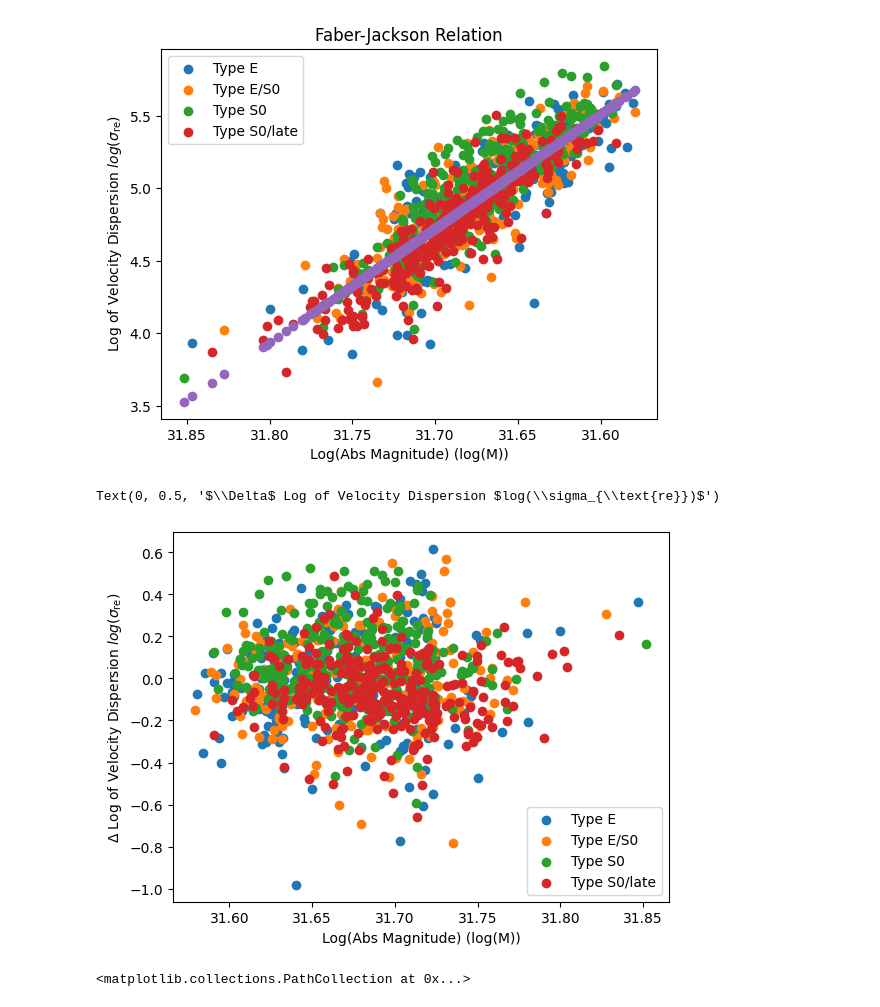
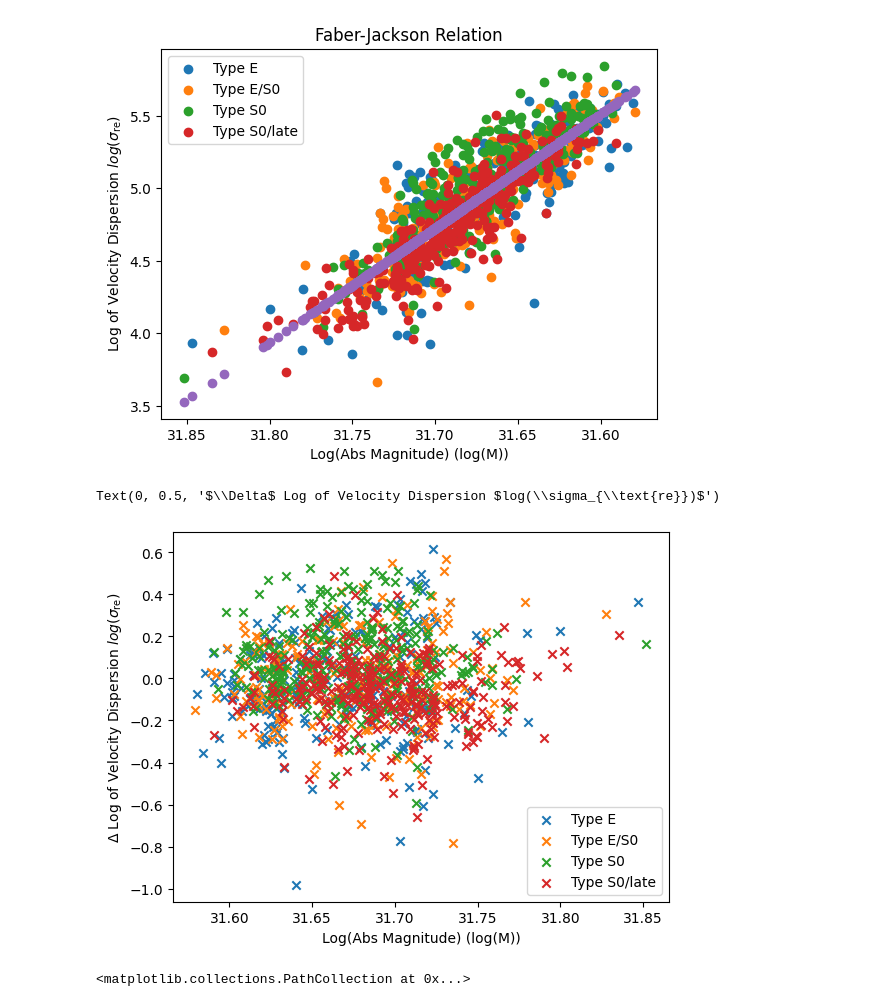
Before and after one commit to lina-pp/PHYS3116_Group3, a Jupyter notebook: Faber-Jackson.ipynb, the cells around one changed output. Saved outputs shown, nothing was run; the diff lists cells and outputs as text; code cells hidden in the pictures.

```diff
--- a/Faber-Jackson.ipynb
+++ b/Faber-Jackson.ipynb
@@ -98,20 +98,20 @@ plt.show()
 # %%
 # finding the residuals at each point -> I think we can put this under the curve to show how each point varies
 
 res = sigma - fit
 
-plt.scatter(M[E], res[E], label="Type E")
-plt.scatter(M[E_S0], res[E_S0], label="Type E/S0")
-plt.scatter(M[S0], res[S0], label="Type S0")
-plt.scatter(M[S0_late], res[S0_late], label="Type S0/late")
+plt.scatter(M[E], res[E], label="Type E", marker = 'x')
+plt.scatter(M[E_S0], res[E_S0], label="Type E/S0", marker = 'x')
+plt.scatter(M[S0], res[S0], label="Type S0", marker = 'x')
+plt.scatter(M[S0_late], res[S0_late], label="Type S0/late", marker = 'x')
 plt.legend()
 
 
 plt.xlabel("Log(Abs Magnitude) (log(M))")
 plt.ylabel("$\Delta$ Log of Velocity Dispersion $log(\\sigma_{\\text{re}})$")
 # %% [output]
 Text(0, 0.5, '$\\Delta$ Log of Velocity Dispersion $log(\\sigma_{\\text{re}})$')
-[figure, old version]
+[figure, new version]
 # %%
 # I think maybe we could add a plot for other galaxies to show it doesnt fit the same pattern
 
```
